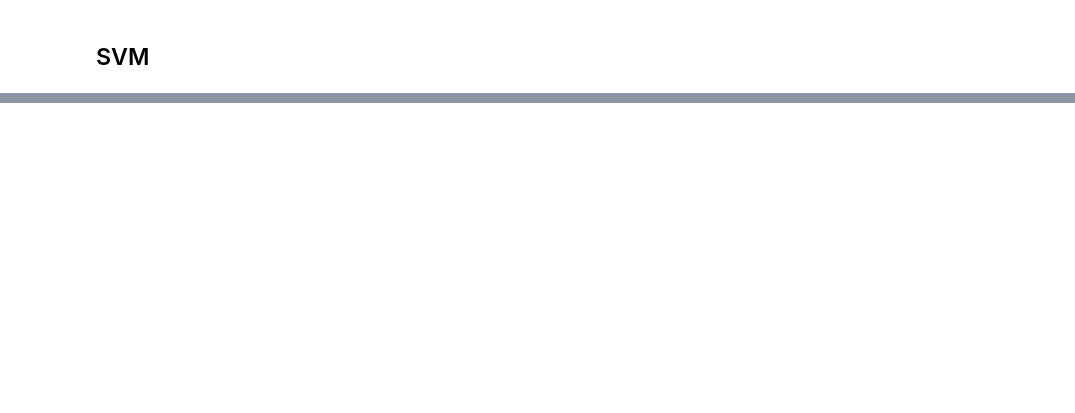
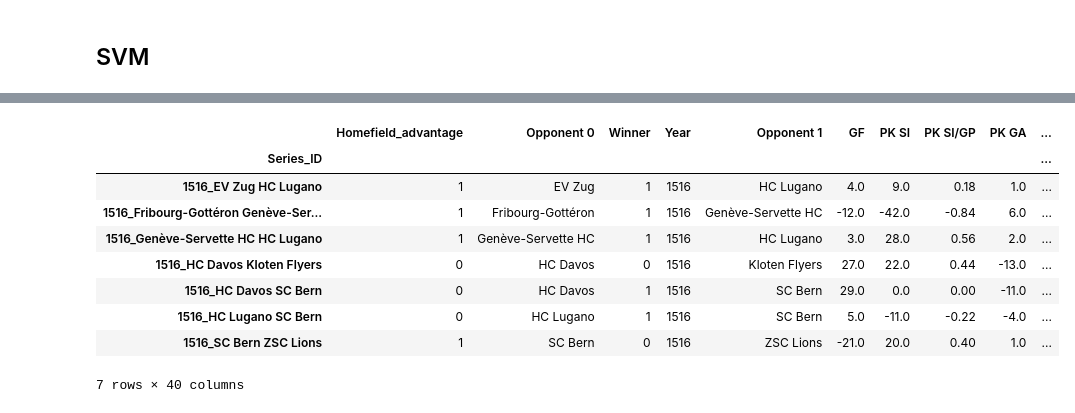
Before and after one commit to Gronlaen/swiss-ice-hockey-playoffs-prediction, a Jupyter notebook: ML.ipynb, the cells around one changed output, grey strips where cells are left out. Drawn from its saved outputs; the diff is of its cells as text; code cells hidden in the pictures; blank space fills up the shorter version.

```diff
--- a/ML.ipynb
+++ b/ML.ipynb
@@ -306,0 +419,13 @@ Confusion matrix, without normalization
+# %%
+test_season_lna
+# %% [output]
+|  | Homefield_advantage | Opponent 0 | Winner | Year | Opponent 1 | GF | PK SI | PK SI/GP | PK GA | ... |
+| Series_ID |  |  |  |  |  |  |  |  |  | ... |
+| 1516_EV Zug HC Lugano | 1 | EV Zug | 1 | 1516 | HC Lugano | 4.0 | 9.0 | 0.18 | 1.0 | ... |
+| 1516_Fribourg-Gottéron Genève-Ser... | 1 | Fribourg-Gottéron | 1 | 1516 | Genève-Servette HC | -12.0 | -42.0 | -0.84 | 6.0 | ... |
+| 1516_Genève-Servette HC HC Lugano | 1 | Genève-Servette HC | 1 | 1516 | HC Lugano | 3.0 | 28.0 | 0.56 | 2.0 | ... |
+| 1516_HC Davos Kloten Flyers | 0 | HC Davos | 0 | 1516 | Kloten Flyers | 27.0 | 22.0 | 0.44 | -13.0 | ... |
+| 1516_HC Davos SC Bern | 0 | HC Davos | 1 | 1516 | SC Bern | 29.0 | 0.0 | 0.00 | -11.0 | ... |
+| 1516_HC Lugano SC Bern | 0 | HC Lugano | 1 | 1516 | SC Bern | 5.0 | -11.0 | -0.22 | -4.0 | ... |
+| 1516_SC Bern ZSC Lions | 1 | SC Bern | 0 | 1516 | ZSC Lions | -21.0 | 20.0 | 0.40 | 1.0 | ... |
+7 rows × 40 columns
```
Also changed, not shown: parts of 27 cells of this notebook, 1 other file.
